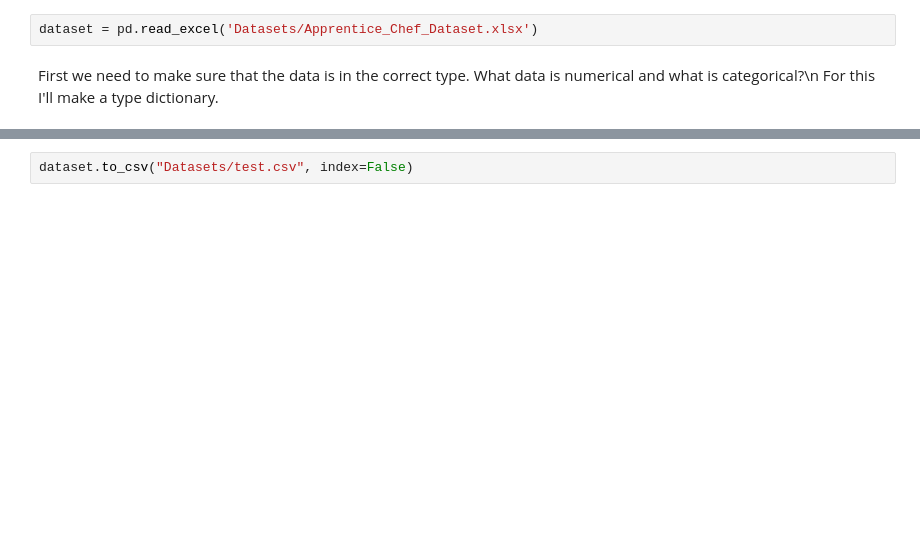
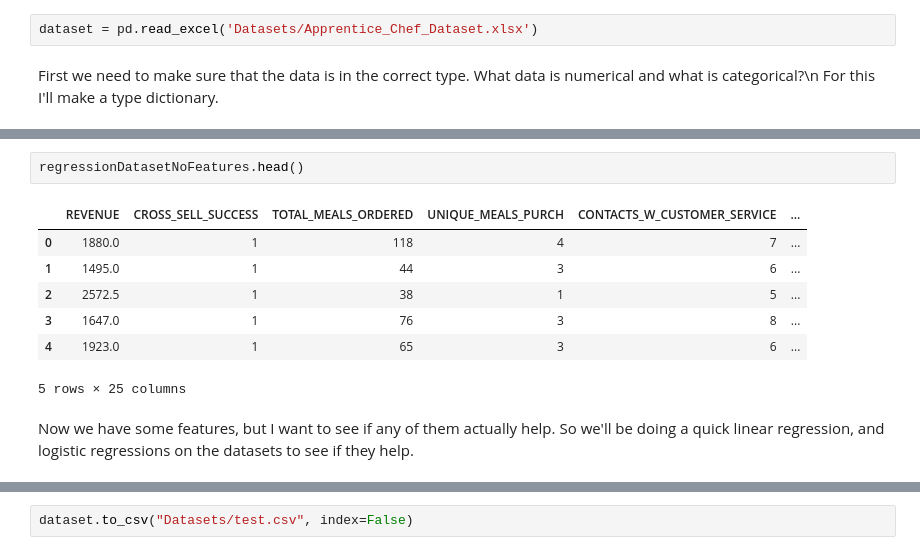
Before and after one commit to MambusLunde/Apprentice-Chef, a Jupyter notebook: Case.ipynb, the cells around one changed output, grey strips where cells are left out. Cells and saved outputs as stored; diff of their text form; blank space fills up the shorter version.

```diff
--- a/Case.ipynb
+++ b/Case.ipynb
@@ -117,0 +316,12 @@ dataset['parentheses'] = [has_character(name, "(") for name in dataset['NAME']]
+# %%
+regressionDatasetNoFeatures.head()
+# %% [output]
+|  | REVENUE | CROSS_SELL_SUCCESS | TOTAL_MEALS_ORDERED | UNIQUE_MEALS_PURCH | CONTACTS_W_CUSTOMER_SERVICE | ... |
+| 0 | 1880.0 | 1 | 118 | 4 | 7 | ... |
+| 1 | 1495.0 | 1 | 44 | 3 | 6 | ... |
+| 2 | 2572.5 | 1 | 38 | 1 | 5 | ... |
+| 3 | 1647.0 | 1 | 76 | 3 | 8 | ... |
+| 4 | 1923.0 | 1 | 65 | 3 | 6 | ... |
+5 rows × 25 columns
+# %% [markdown]
+Now we have some features, but I want to see if any of them actually help. So we'll be doing a quick linear regression, and logistic regressions on the datasets to see if they help.
```
Also changed, not shown: parts of 39 cells of this notebook, 6 other files.
